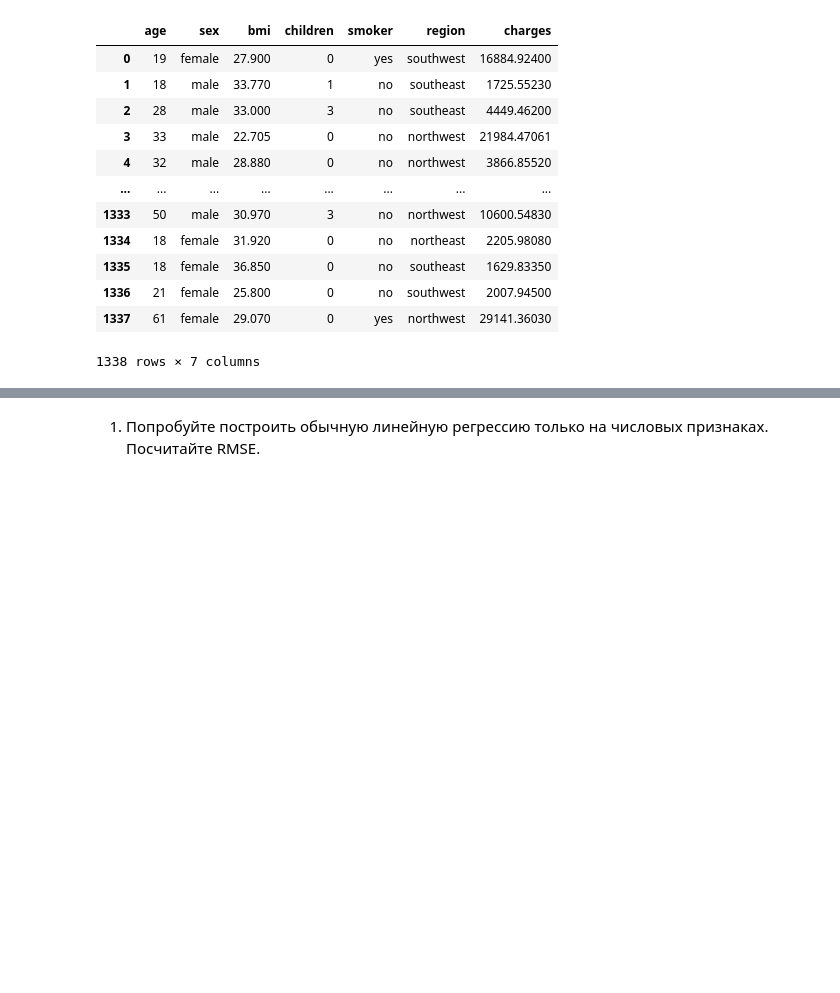
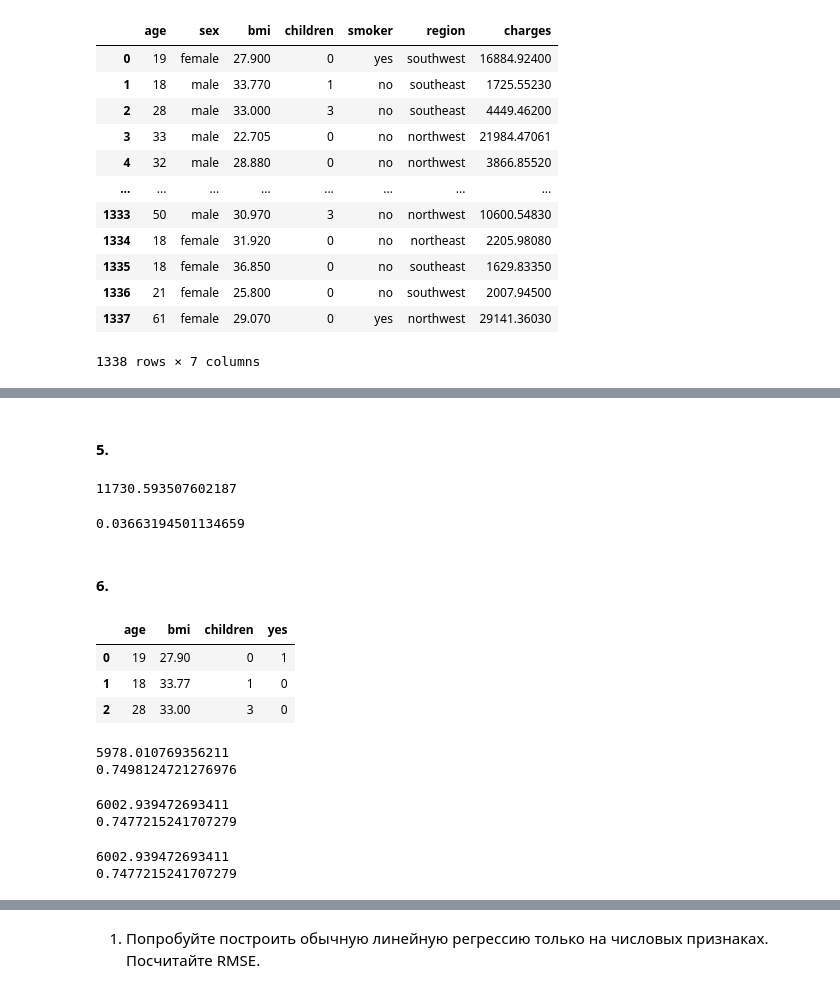
Before and after one commit to igumnov-daniel/HOCK_SEPTEMBER_2023, a Jupyter notebook: 13_ML_regularization/13_1_regularization.ipynb, the cells around one changed output, grey strips where cells are left out. Drawn from its saved outputs; the diff is of its cells as text; code cells hidden in the pictures; blank space fills up the shorter version.

```diff
--- a/13_ML_regularization/13_1_regularization.ipynb
+++ b/13_ML_regularization/13_1_regularization.ipynb
@@ -394,0 +442,3 @@ df
+# %%
+X = df[['age', 'bmi', 'children']]
+X.head(2)
@@ -394,0 +483,2 @@ df
+# %% [markdown]
+#### 5.
@@ -394,0 +487,66 @@ df
+# %%
+mean_squared_error(y_test, y_pred) ** 0.5
+# %% [output]
+11730.593507602187
+# %%
+r2_score(y_test, y_pred)
+# %% [output]
+0.03663194501134659
+# %% [markdown]
+#### 6.
+# %%
+smoker_binary = pd.get_dummies(df['smoker'], drop_first=True)
+X_with_smoker = pd.concat([X, smoker_binary], axis=1)
+X_with_smoker.head(3)
+# %% [output]
+|  | age | bmi | children | yes |
+| 0 | 19 | 27.90 | 0 | 1 |
+| 1 | 18 | 33.77 | 1 | 0 |
+| 2 | 28 | 33.00 | 3 | 0 |
+# %%
+X_train, X_test, y_train, y_test = train_test_split(X_with_smoker, y, test_size=0.2, random_state=23122023)
+
+model = LinearRegression()
+model.fit(X_train, y_train)
+
+y_pred = model.predict(X_test)
+
+print(mean_squared_error(y_test, y_pred) ** 0.5)
+print(r2_score(y_test, y_pred))
+# %% [output]
+5978.010769356211
+0.7498124721276976
+# %%
+categories = pd.get_dummies(df[['smoker', 'sex', 'region']], drop_first=True)
+
+X_with_categories = pd.concat([X, categories], axis=1)
+
+X_train, X_test, y_train, y_test = train_test_split(X_with_categories, y, test_size=0.2, random_state=23122023)
+
+model = LinearRegression()
+model.fit(X_train, y_train)
+
+y_pred = model.predict(X_test)
+
+print(mean_squared_error(y_test, y_pred) ** 0.5)
+print(r2_score(y_test, y_pred))
+# %% [output]
+6002.939472693411
+0.7477215241707279
+# %%
+categories = pd.get_dummies(df[['smoker', 'sex', 'region']], drop_first=True)
+
+X_with_categories = pd.concat([X, categories], axis=1)
+
+X_train, X_test, y_train, y_test = train_test_split(X_with_categories, y, test_size=0.2, random_state=23122023)
+
+model = LinearRegression()
+model.fit(X_train, y_train)
+
+y_pred = model.predict(X_test)
+
+print(mean_squared_error(y_test, y_pred) ** 0.5)
+print(r2_score(y_test, y_pred))
+# %% [output]
+6002.939472693411
+0.7477215241707279
```
Also changed, not shown: parts of 26 cells of this notebook, 1 other file.
